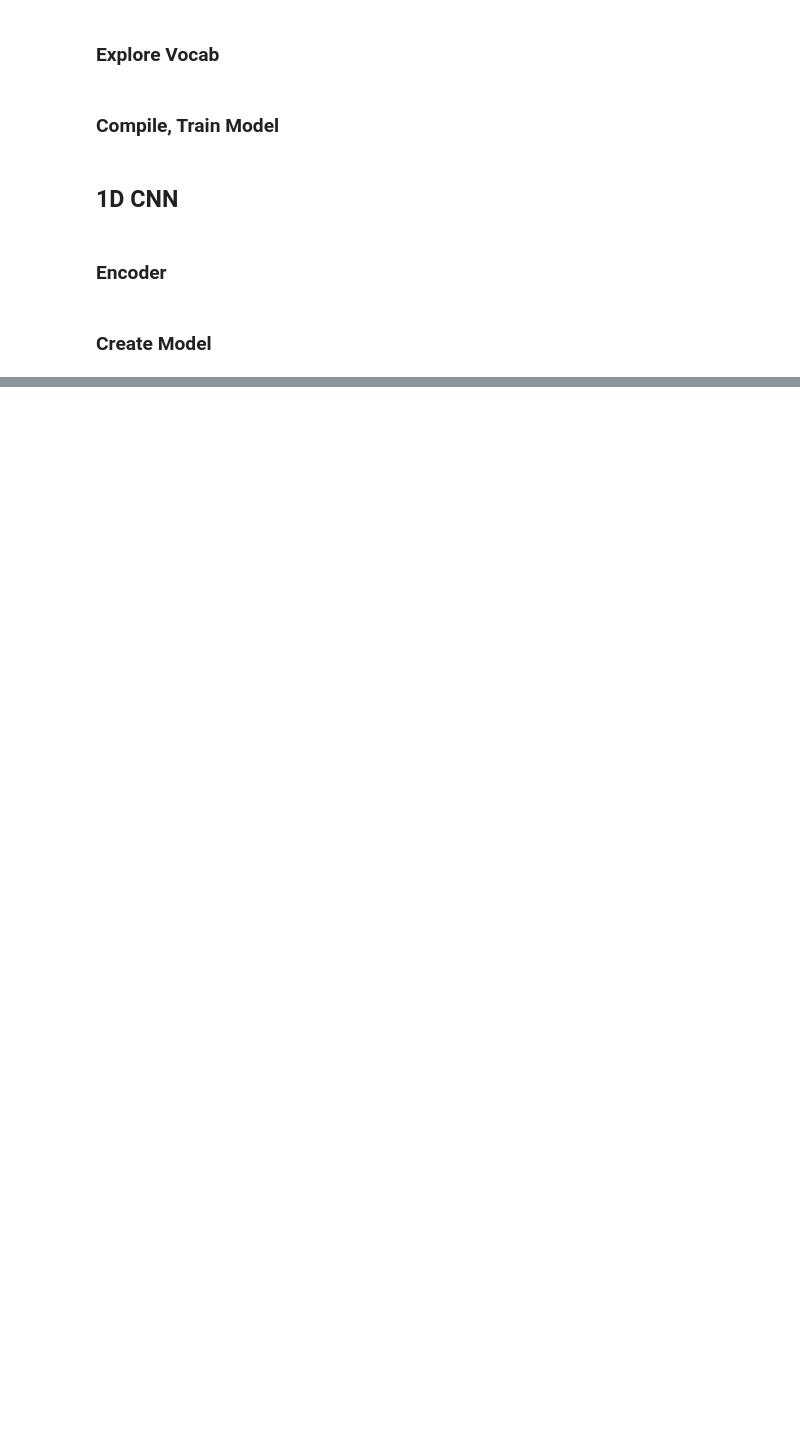
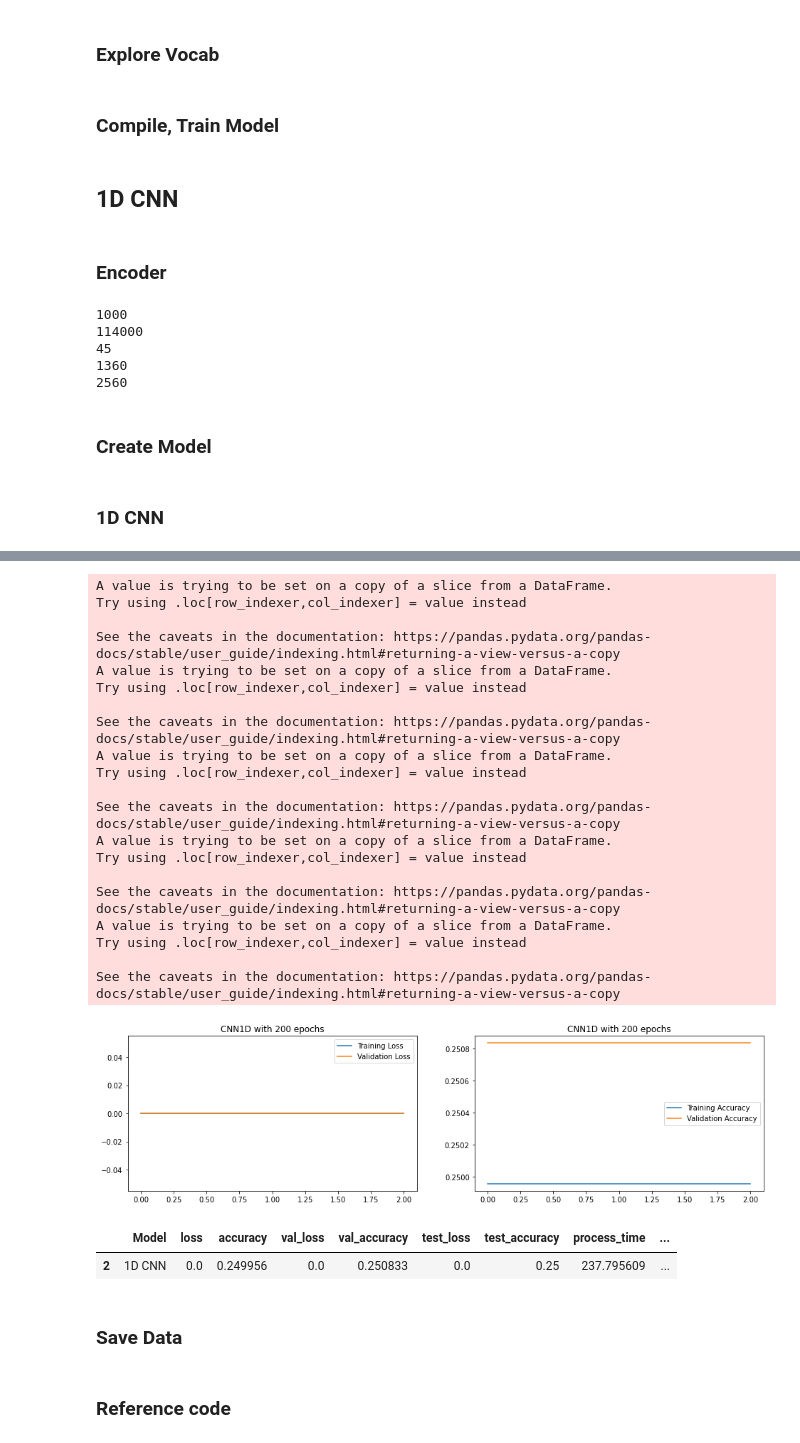
Before and after one commit to xixilili/MSDS_458_Public, a Jupyter notebook: MSDS458_Assignment_03/MSDS458_Assignment_03_Experiment_D.ipynb, the cells around one changed output, grey strips where cells are left out. Saved outputs shown, nothing was run; the diff lists cells and outputs as text; code cells hidden in the pictures; blank space fills up the shorter version.

```diff
--- a/MSDS458_Assignment_03/MSDS458_Assignment_03_Experiment_D.ipynb
+++ b/MSDS458_Assignment_03/MSDS458_Assignment_03_Experiment_D.ipynb
@@ -60,7 +67,7 @@ version: "1.0.0"
 download_size: 11784327
 # %%
 BUFFER_SIZE = 10000
-BATCH_SIZE = 64
+BATCH_SIZE = 2560
 train_dataset = train_dataset.shuffle(BUFFER_SIZE).batch(BATCH_SIZE).prefetch(tf.data.experimental.AUTOTUNE)
 validation_dataset = validation_dataset.shuffle(BUFFER_SIZE).batch(BATCH_SIZE).prefetch(tf.data.experimental.AUTOTUNE)
 test_dataset = test_dataset.batch(BATCH_SIZE).prefetch(tf.data.experimental.AUTOTUNE)
@@ -87,8 +94,8 @@ import datetime as dt
 
 def compile_train_model(model, epoch):
   #compile model
-  model.compile(optimizer=tf.keras.optimizers.Adam(1e-4)
-              ,loss=tf.keras.losses.SparseCategoricalCrossentropy() # if we set from_logits=True we don not have specify a softmax activation function in the last layer
+  model.compile(optimizer="adam"
+              ,loss="categorical_crossentropy" # if we set from_logits=True we don not have specify a softmax activation function in the last layer
               ,metrics=['accuracy'])
 
   start_datetime = dt.datetime.now()
@@ -160,6 +167,12 @@ print(num_words)
 print(num_articles)
 print(min_token_in_a_article)
 print(max_token_in_a_article)
+# %% [output]
+1000
+114000
+45
+1360
+2560
 # %% [markdown]
 ### Create Model
 # %%
@@ -168,9 +181,15 @@ CNN1D = tf.keras.Sequential([
                               ,tf.keras.layers.Embedding(input_dim=len(encoder.get_vocabulary()),output_dim=64,mask_zero=True)
                               ,tf.keras.layers.Conv1D(8, 24, activation="relu")
                               ,tf.keras.layers.MaxPooling1D(2)
-                              ,tf.keras.Conv1D(8, 12, activation="relu")
+                              ,tf.keras.layers.Conv1D(8, 12, activation="relu")
                               ,tf.keras.layers.MaxPooling1D(2)
                               ,tf.keras.layers.Conv1D(8, 6, activation="relu")
                               ,tf.keras.layers.GlobalAveragePooling1D()
+                              ,tf.keras.layers.Flatten()
                               ,tf.keras.layers.Dense(1,activation='softmax')
 ])
+# %% [markdown]
+### 1D CNN
+# %%
+result_CNN1D = compile_train_model(CNN1D, 200)
+# %% [output]
@@ -176,0 +204,21 @@ CNN1D = tf.keras.Sequential([
+A value is trying to be set on a copy of a slice from a DataFrame.
+Try using .loc[row_indexer,col_indexer] = value instead
+
+See the caveats in the documentation: https://pandas.pydata.org/pandas-docs/stable/user_guide/indexing.html#returning-a-view-versus-a-copy
+A value is trying to be set on a copy of a slice from a DataFrame.
+Try using .loc[row_indexer,col_indexer] = value instead
+
+See the caveats in the documentation: https://pandas.pydata.org/pandas-docs/stable/user_guide/indexing.html#returning-a-view-versus-a-copy
+A value is trying to be set on a copy of a slice from a DataFrame.
+Try using .loc[row_indexer,col_indexer] = value instead
+
+See the caveats in the documentation: https://pandas.pydata.org/pandas-docs/stable/user_guide/indexing.html#returning-a-view-versus-a-copy
+A value is trying to be set on a copy of a slice from a DataFrame.
+Try using .loc[row_indexer,col_indexer] = value instead
+
+See the caveats in the documentation: https://pandas.pydata.org/pandas-docs/stable/user_guide/indexing.html#returning-a-view-versus-a-copy
+A value is trying to be set on a copy of a slice from a DataFrame.
+Try using .loc[row_indexer,col_indexer] = value instead
+
+See the caveats in the documentation: https://pandas.pydata.org/pandas-docs/stable/user_guide/indexing.html#returning-a-view-versus-a-copy
+[figure, added]
@@ -176,0 +233,5 @@ CNN1D = tf.keras.Sequential([
+# %%
+result_CNN1D
+# %% [output]
+|  | Model | loss | accuracy | val_loss | val_accuracy | test_loss | test_accuracy | process_time | ... |
+| 2 | 1D CNN | 0.0 | 0.249956 | 0.0 | 0.250833 | 0.0 | 0.25 | 237.795609 | ... |
@@ -176,0 +242,2 @@ CNN1D = tf.keras.Sequential([
+# %% [markdown]
+### Save Data
@@ -176,0 +247,2 @@ CNN1D = tf.keras.Sequential([
+# %% [markdown]
+### Reference code
```
Also changed, not shown: parts of 14 cells of this notebook.
